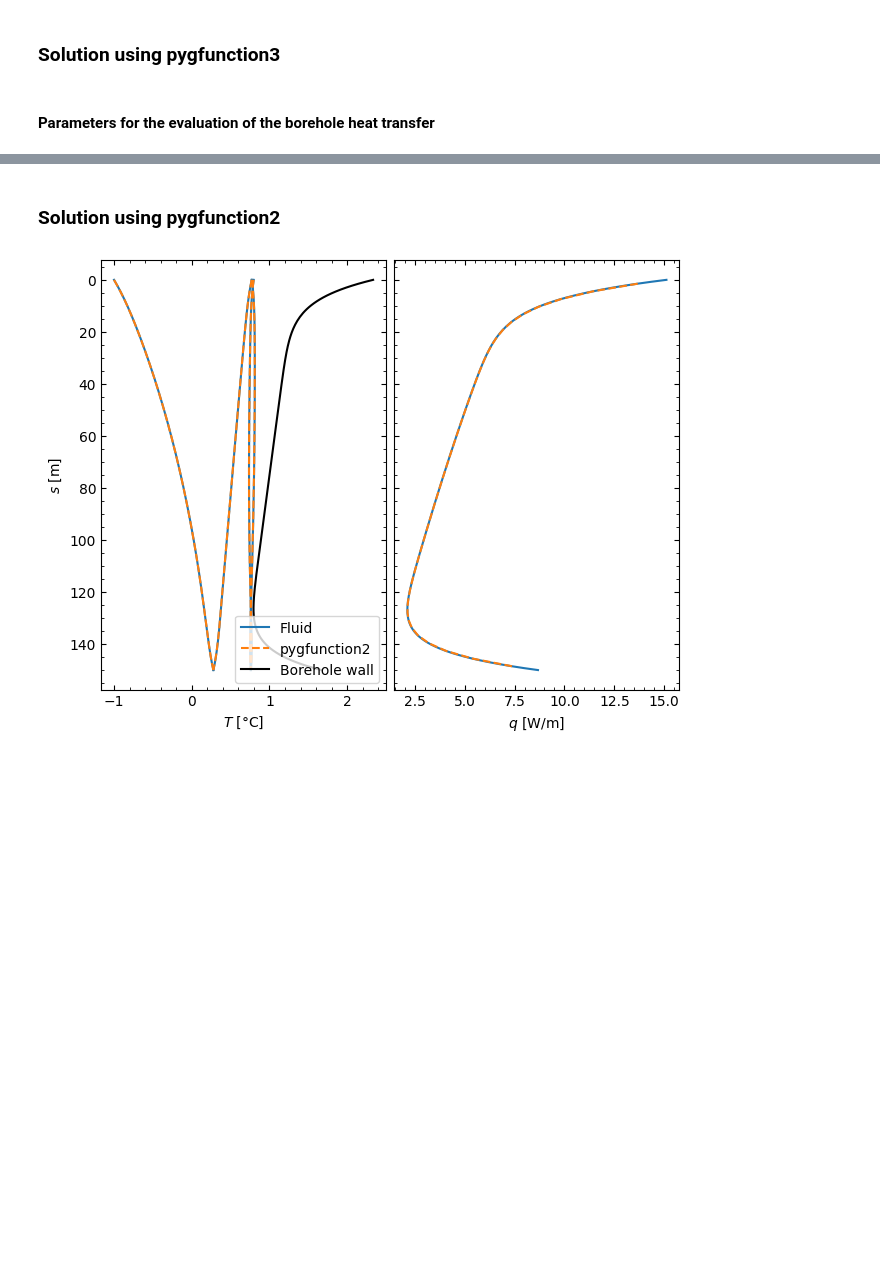
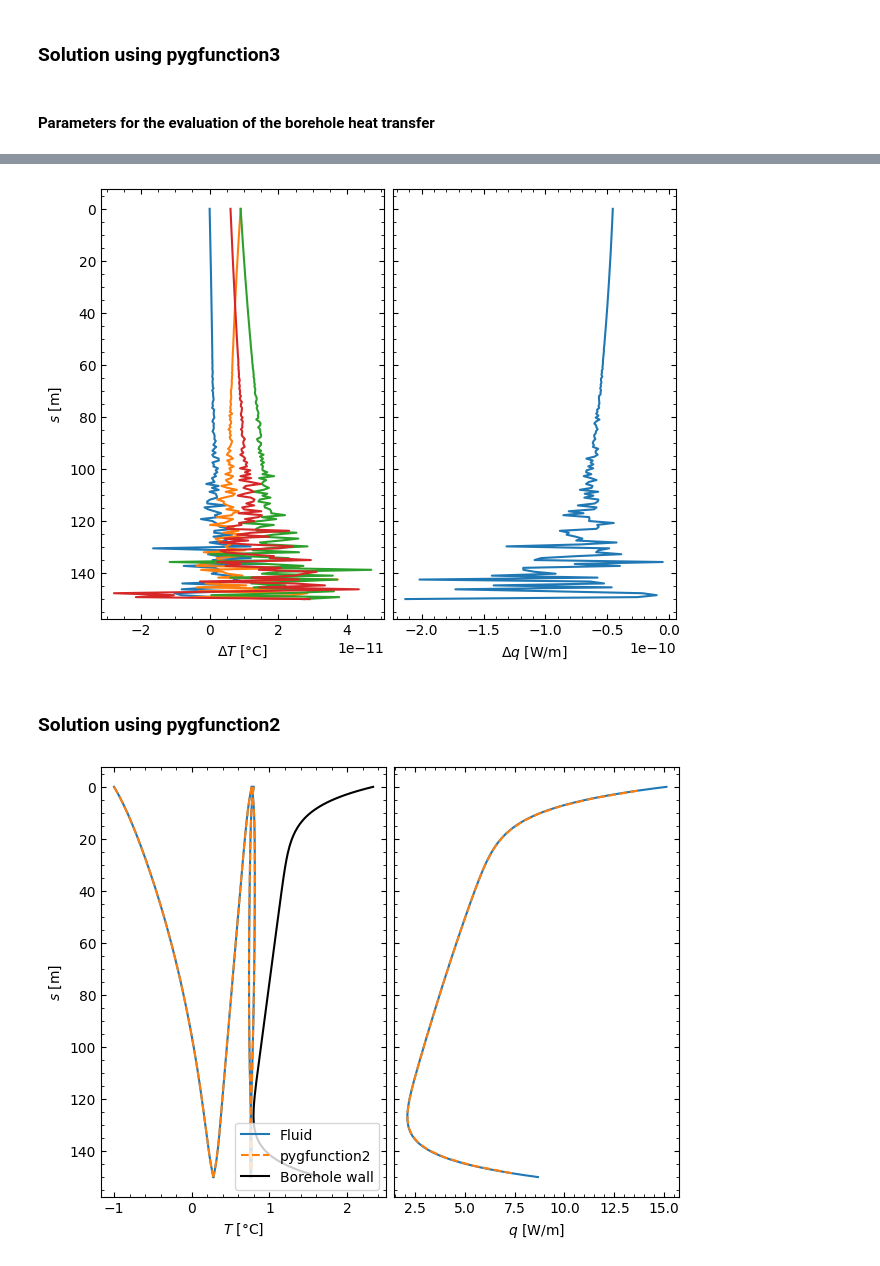
Before and after one commit to MassimoCimmino/pygfunction-HigherOrder, a Jupyter notebook: notebooks/double_u_tube_series.ipynb, the cells around one changed output, grey strips where cells are left out. Drawn from its saved outputs; the diff is of its cells as text; code cells hidden in the pictures; blank space fills up the shorter version.

```diff
--- a/notebooks/double_u_tube_series.ipynb
+++ b/notebooks/double_u_tube_series.ipynb
@@ -99,3 +108,14 @@ plt.show()
+# %%
+fig, axs = plt.subplots(ncols=2, sharey=True, constrained_layout=True)
+axs[0] = gt3.plot._format_axis(axs[0], [r'$\Delta T$ [°C]', '$s$ [m]'], inverse_y=True)
+line = axs[0].plot(T_f - np.flip(T_f_reversed, axis=1), s_eval)
+# axs[0].legend()
+axs[1] = gt3.plot._format_axis(axs[1], inverse_y=True)
+axs[1].set_xlabel(r'$\Delta q$ [W/m]')
+axs[1].plot(q - q_reversed, s_eval)
+plt.show()
+# %% [output]
+[figure, added]
 # %% [markdown]
 ### Solution using pygfunction2
 # %%
```
Also changed, not shown: parts of 3 cells of this notebook, 13 other files.
